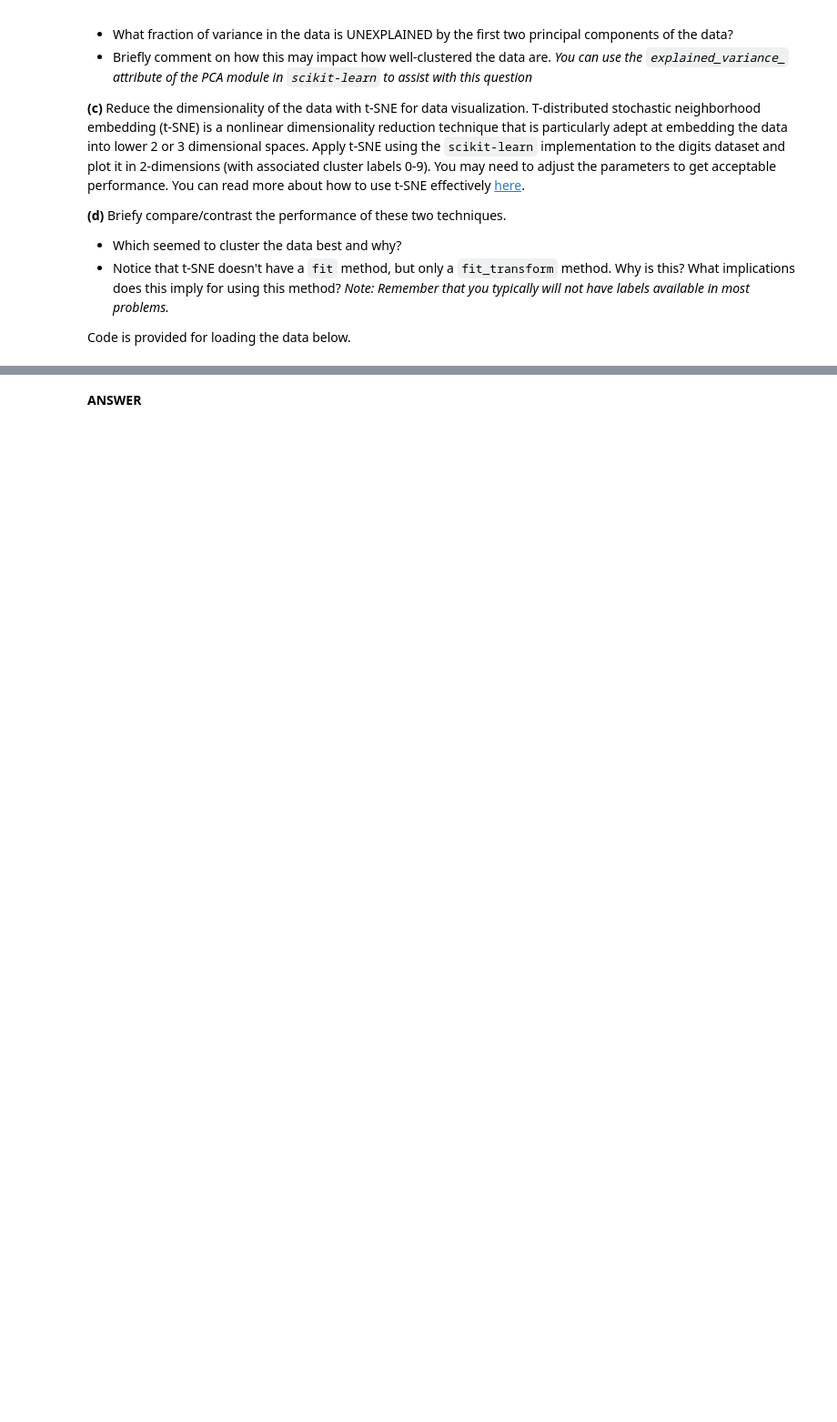
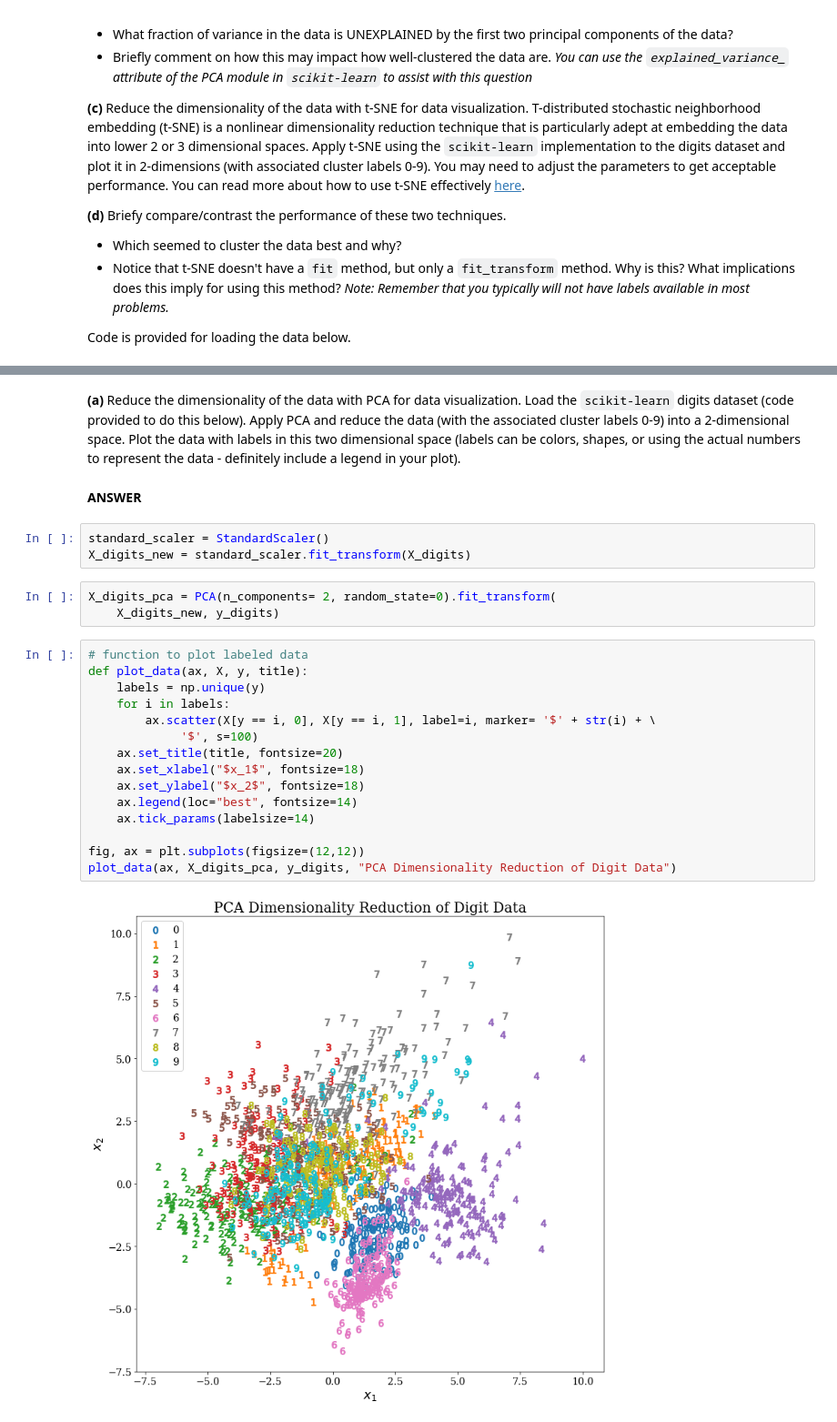
Before and after one commit to sdonatileach/Machine-Learning, a Jupyter notebook: Assignment_5.ipynb, the cells around one changed output, grey strips where cells are left out. Shown at 91% size. Saved outputs shown, nothing was run; the diff lists cells and outputs as text; blank space fills up the shorter version.

```diff
--- a/Assignment_5.ipynb
+++ b/Assignment_5.ipynb
@@ -463,5 +922,30 @@ X_digits = np.zeros((n_sample, n_feature))
 for i in range(n_sample):
     X_digits[i, :] = digits.images[i, :, :].flatten()
 y_digits = digits.target
+# %% [markdown]
+**(a)** Reduce the dimensionality of the data with PCA for data visualization. Load the `scikit-learn` digits dataset (code provided to do this below). Apply PCA and reduce the data (with the associated cluster labels 0-9) into a 2-dimensional space. Plot the data with labels in this two dimensional space (labels can be colors, shapes, or using the actual numbers to represent the data - definitely include a legend in your plot).
 # %% [markdown]
 **ANSWER**
+# %%
+standard_scaler = StandardScaler()
+X_digits_new = standard_scaler.fit_transform(X_digits)
+# %%
+X_digits_pca = PCA(n_components= 2, random_state=0).fit_transform(
+    X_digits_new, y_digits)
+# %%
+# function to plot labeled data
+def plot_data(ax, X, y, title):
+    labels = np.unique(y)
+    for i in labels:
+        ax.scatter(X[y == i, 0], X[y == i, 1], label=i, marker= '$' + str(i) + \
+             '$', s=100)
+    ax.set_title(title, fontsize=20)
+    ax.set_xlabel("$x_1$", fontsize=18)
+    ax.set_ylabel("$x_2$", fontsize=18)
+    ax.legend(loc="best", fontsize=14)
+    ax.tick_params(labelsize=14)
+
+fig, ax = plt.subplots(figsize=(12,12))
+plot_data(ax, X_digits_pca, y_digits, "PCA Dimensionality Reduction of Digit Data")
+# %% [output]
+[figure, added]
```
Also changed, not shown: parts of 102 cells of this notebook.
